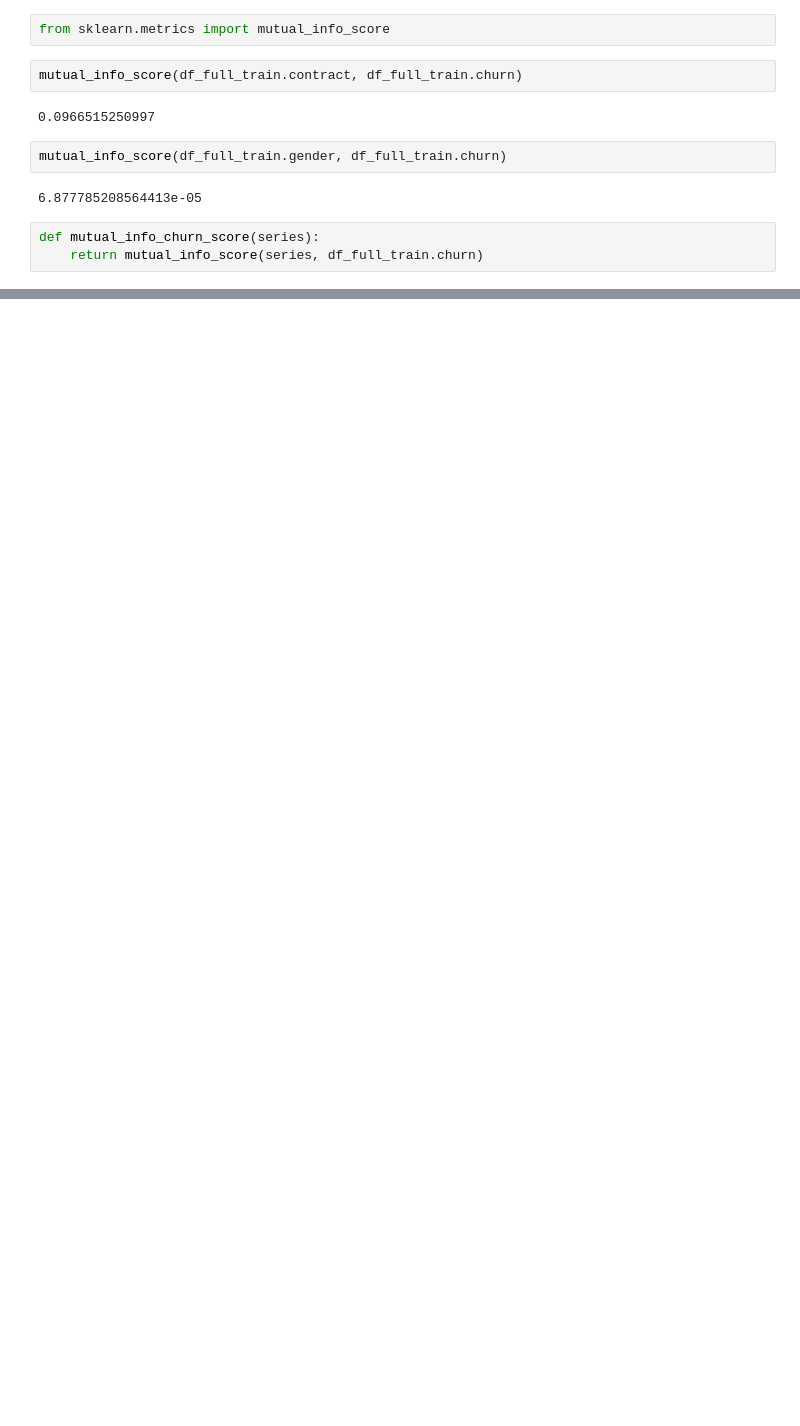
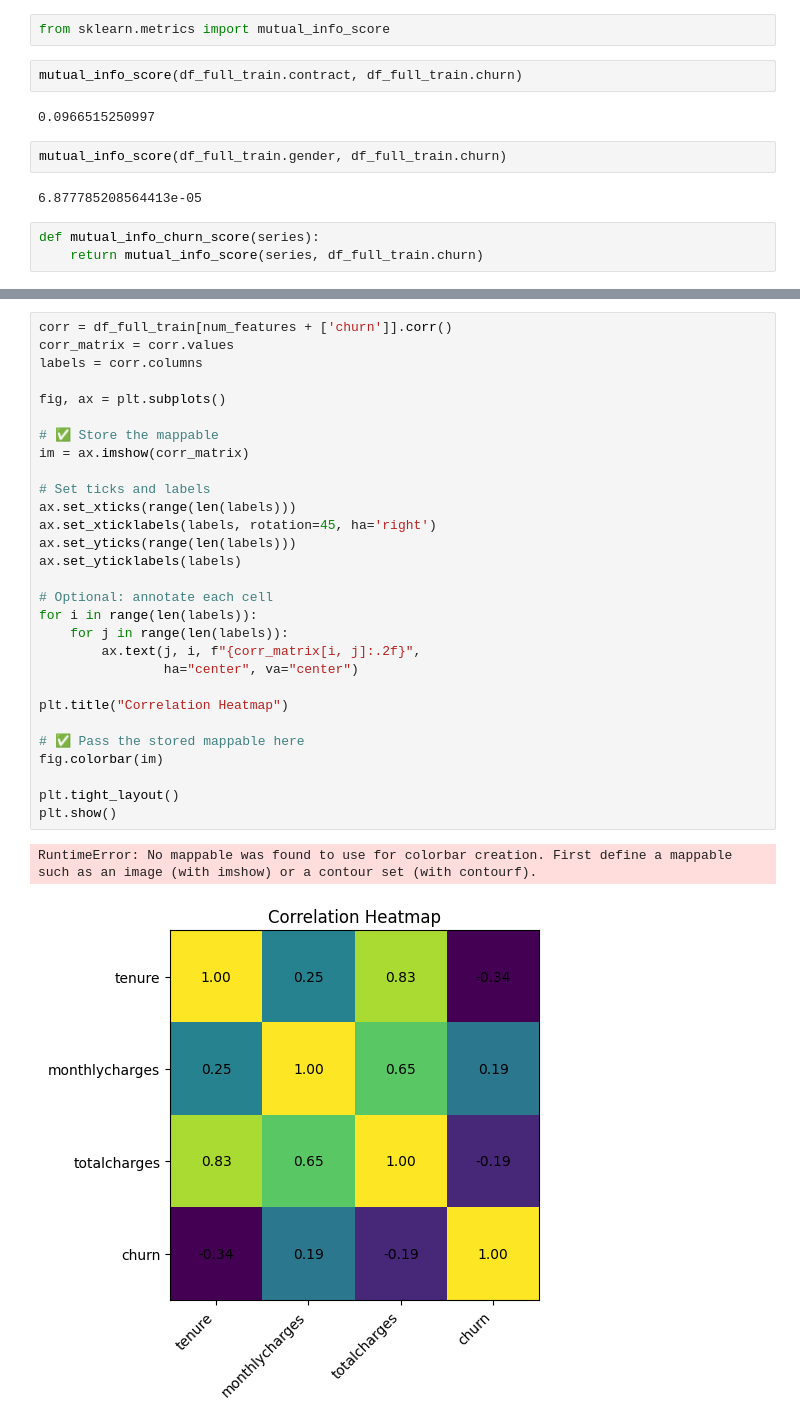
Before and after one commit to adeakinwe/ML_zoomcamp, a Jupyter notebook: Classification/customer-churn.ipynb, the cells around one changed output, grey strips where cells are left out. Cells and saved outputs as stored; diff of their text form; blank space fills up the shorter version.

```diff
--- a/Classification/customer-churn.ipynb
+++ b/Classification/customer-churn.ipynb
@@ -389,0 +423,32 @@ dtype: float64
+# %%
+corr = df_full_train[num_features + ['churn']].corr()
+corr_matrix = corr.values
+labels = corr.columns
+
+fig, ax = plt.subplots()
+
+# ✅ Store the mappable
+im = ax.imshow(corr_matrix)
+
+# Set ticks and labels
+ax.set_xticks(range(len(labels)))
+ax.set_xticklabels(labels, rotation=45, ha='right')
+ax.set_yticks(range(len(labels)))
+ax.set_yticklabels(labels)
+
+# Optional: annotate each cell
+for i in range(len(labels)):
+    for j in range(len(labels)):
+        ax.text(j, i, f"{corr_matrix[i, j]:.2f}",
+                ha="center", va="center")
+
+plt.title("Correlation Heatmap")
+
+# ✅ Pass the stored mappable here
+fig.colorbar(im)
+
+plt.tight_layout()
+plt.show()
+# %% [output]
+RuntimeError: No mappable was found to use for colorbar creation. First define a mappable such as an image (with imshow) or a contour set (with contourf).
+[figure, added]
```
Also changed, not shown: parts of 9 cells of this notebook.
